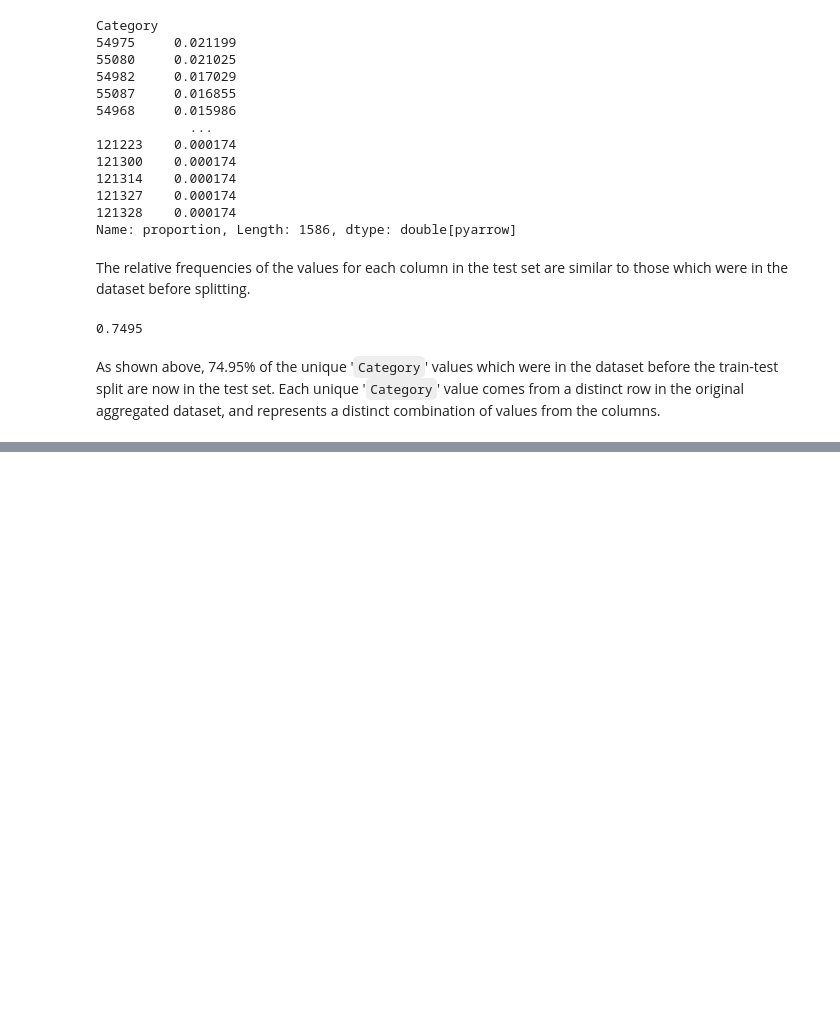
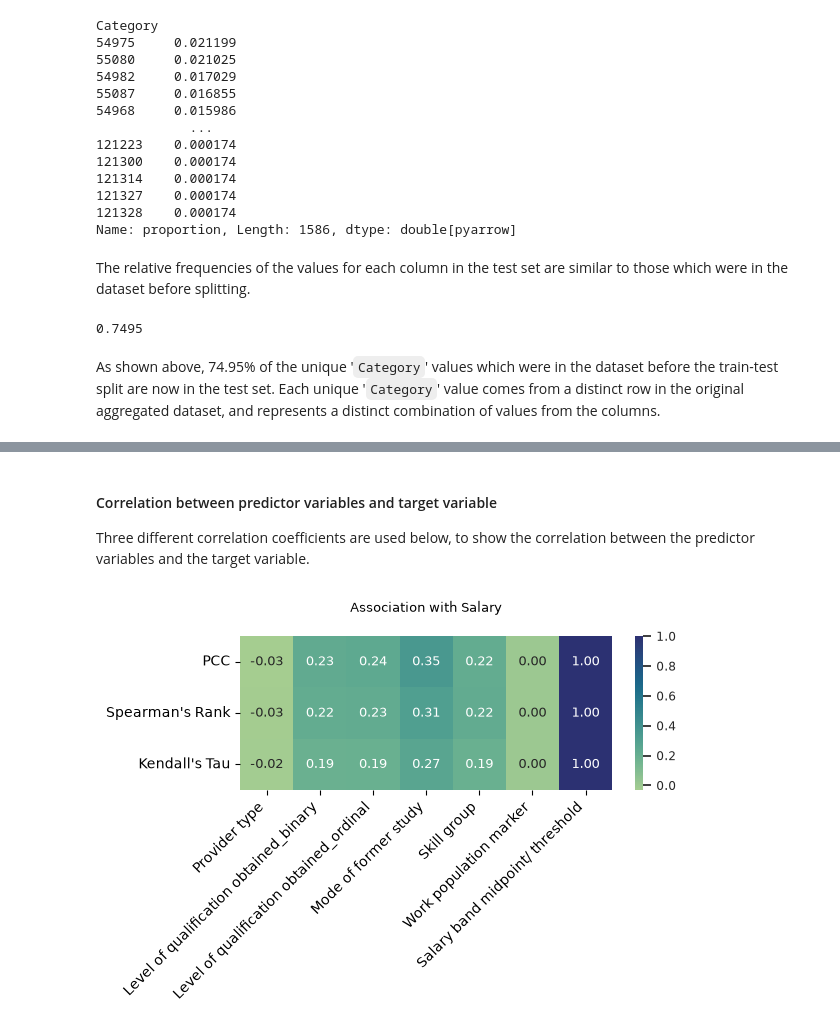
Before and after one commit to majidnam/higher-ed-data-analysis, a Jupyter notebook: higher_ed_data_analysis.ipynb, the cells around one changed output, grey strips where cells are left out. Saved outputs shown, nothing was run; the diff lists cells and outputs as text; code cells hidden in the pictures; blank space fills up the shorter version.

```diff
--- a/higher_ed_data_analysis.ipynb
+++ b/higher_ed_data_analysis.ipynb
@@ -614,0 +894,34 @@ salary_train.head(5)
+# %% [markdown]
+#### Correlation between predictor variables and target variable
+Three different correlation coefficients are used below, to show the correlation between the predictor variables and the target variable.
+# %%
+# Preparing DataFrame
+salary_exclude_nom = salary_qualification_binary.drop(columns = ["Subject area of degree", "Country of provider"])
+salary_exclude_nominal = pd.merge(salary_exclude_nom, salary_qualification_ordinal[["Level of qualification obtained"]], how = "left", left_index=True, right_index=True, suffixes=("_binary", "_ordinal")) # add 'Level of qualification obtained' as an ordinal variable to DataFrame
+salary_exclude_nominal = salary_exclude_nominal[["Provider type", "Level of qualification obtained_binary", "Level of qualification obtained_ordinal", "Mode of former study", "Skill group", "Work population marker", "Salary band midpoint/ threshold"]] # rearrange columns
+# %%
+# Pearson Correlation Coefficient: salary and predictors
+salary_pearson_corr = salary_exclude_nominal.corr()
+salary_p = salary_pearson_corr[["Salary band midpoint/ threshold"]]
+# %%
+# Spearman's Rank Correlation Coefficient: salary and predictors
+salary_spearman_corr = salary_exclude_nominal.corr(method="spearman")
+salary_s = salary_spearman_corr[["Salary band midpoint/ threshold"]]
+# %%
+# Kendall's Tau: salary and predictors
+salary_kendall = salary_exclude_nominal.corr(method = "kendall")
+salary_k = salary_kendall[["Salary band midpoint/ threshold"]]
+# %%
+# Heatmap using all measures
+sal_p = salary_p.transpose(); sal_s = salary_s.transpose(); sal_k = salary_k.transpose()
+sal_p.index=["PCC"]; sal_s.index=["Spearman's Rank"]; sal_k.index=["Kendall's Tau"]
+target_predictors_association = pd.concat([sal_p, sal_s, sal_k])
+
+fig, ax = plt.subplots(figsize = (6, 2))
+sns.set_theme(font_scale=0.8)
+sns.heatmap(data=target_predictors_association, cmap="crest", annot=True, fmt=".2f", ax=ax)
+ax.tick_params("x", rotation=45, rotation_mode="xtick")
+ax.set_title("Association with Salary\n")
+fig.show()
+# %% [output]
+[figure, added]
```
Also changed, not shown: parts of 143 cells of this notebook.
